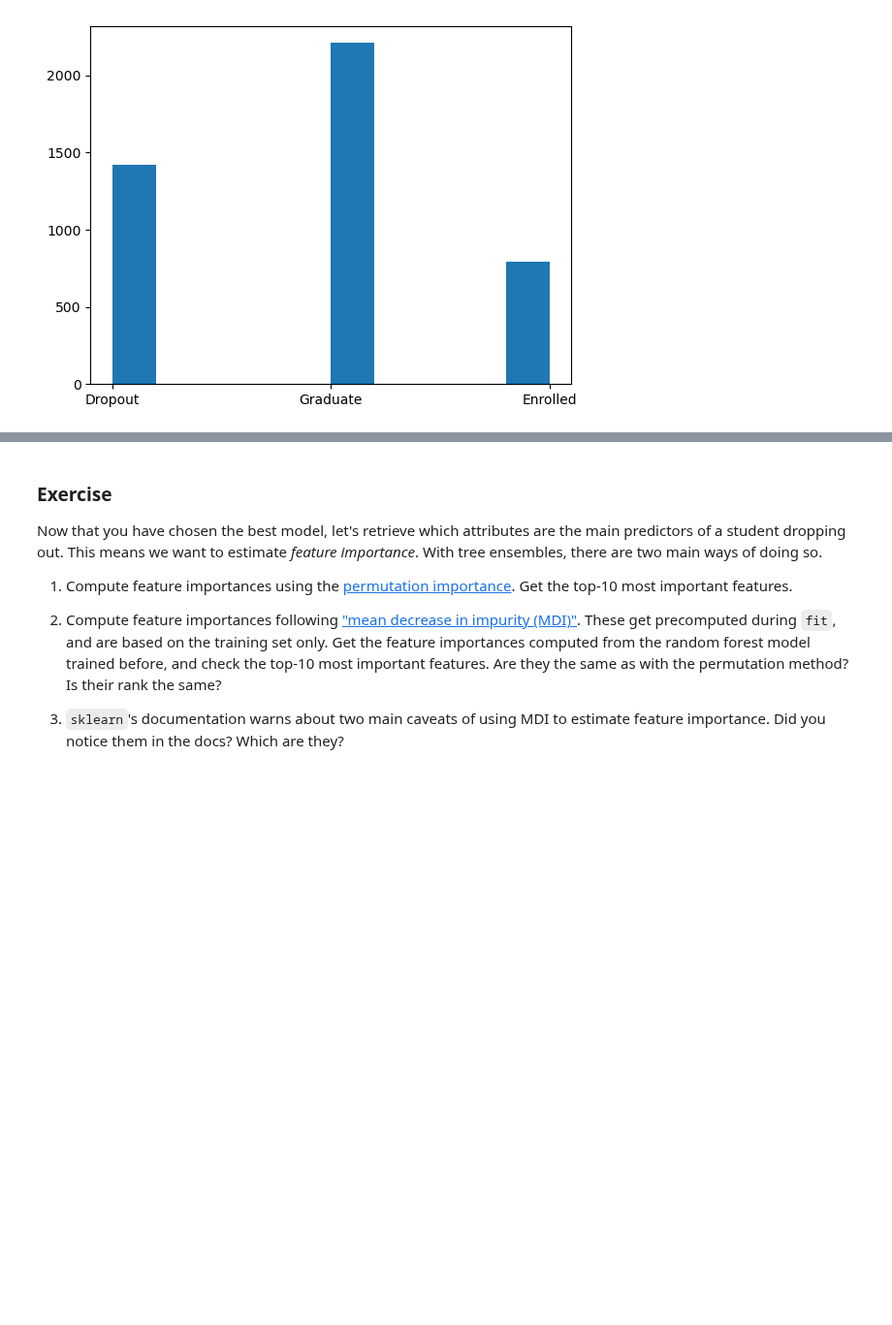
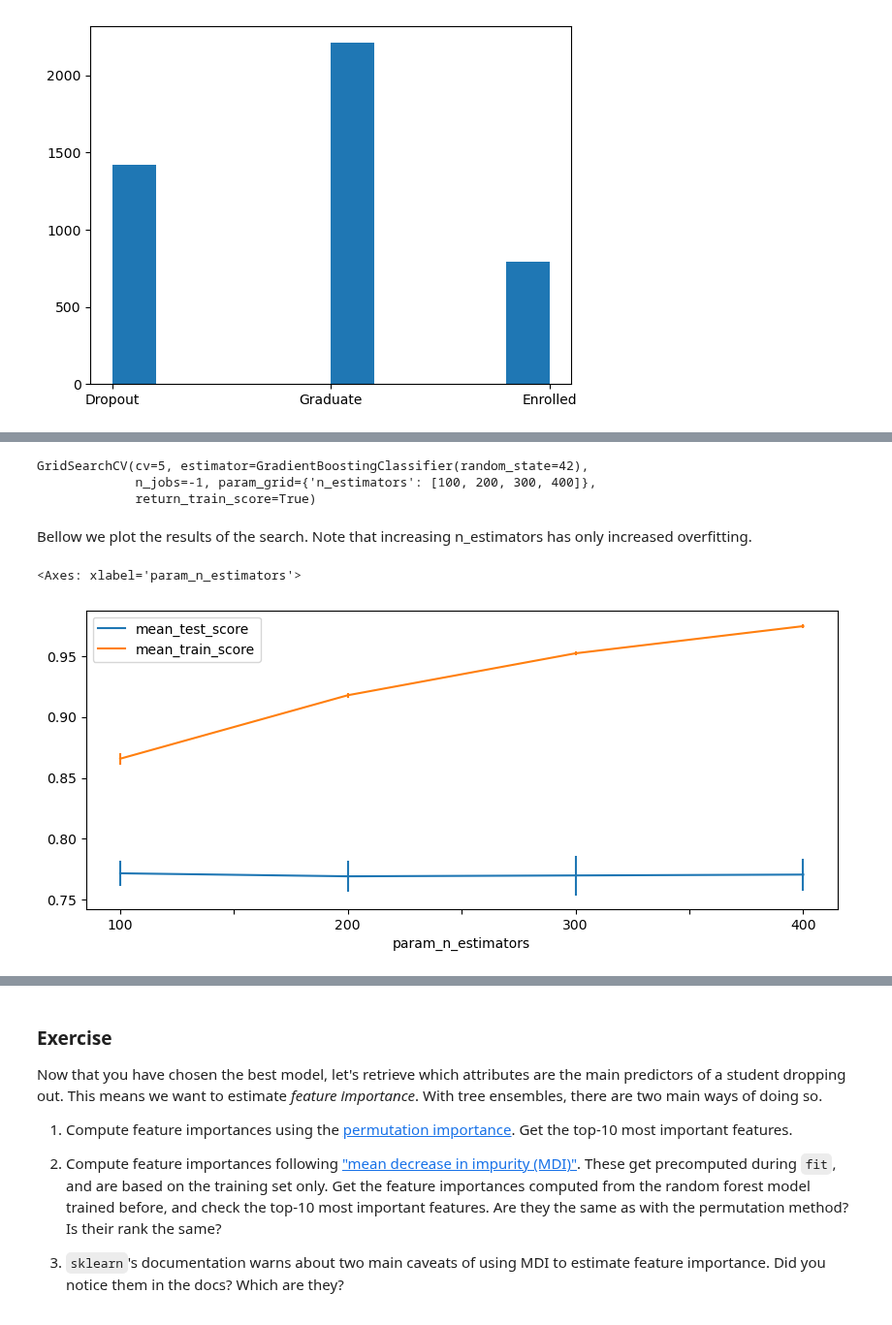
Before and after one commit to thalitadru/ml-class-epf, a Jupyter notebook: LabAssignmentTreesEnsembles_complete.ipynb, the cells around one changed output, grey strips where cells are left out. Shown at 97% size. Drawn from its saved outputs; the diff is of its cells as text; code cells hidden in the pictures; blank space fills up the shorter version.

```diff
--- a/LabAssignmentTreesEnsembles_complete.ipynb
+++ b/LabAssignmentTreesEnsembles_complete.ipynb
@@ -223,0 +226,28 @@ prob_true, prob_pred = calibration_curve(y_true, y_pred)
+# %%
+gscv_gbt = GridSearchCV(
+    gbtrees_clf,
+    {'n_estimators': [100, 200, 300, 400]},
+    cv=5,
+    n_jobs=-1,
+    return_train_score=True
+)
+gscv_gbt.fit(X_train, y_train)
+# %% [output]
+GridSearchCV(cv=5, estimator=GradientBoostingClassifier(random_state=42),
+             n_jobs=-1, param_grid={'n_estimators': [100, 200, 300, 400]},
+             return_train_score=True)
+# %% [markdown]
+Bellow we plot the results of the search. Note that increasing n_estimators has only increased overfitting.
+# %%
+fig, ax = plt.subplots(1,1,figsize=(10,4))
+pd.DataFrame(gscv_gbt.cv_results_).plot(
+    x='param_n_estimators',
+    y='mean_test_score',
+    yerr='std_test_score', ax=ax)
+pd.DataFrame(gscv_gbt.cv_results_).plot(
+    x='param_n_estimators',
+    y='mean_train_score',
+    yerr='std_train_score', ax=ax)
+# %% [output]
+<Axes: xlabel='param_n_estimators'>
+[figure, added]
```
Also changed, not shown: parts of 68 cells of this notebook, 1 other file.
